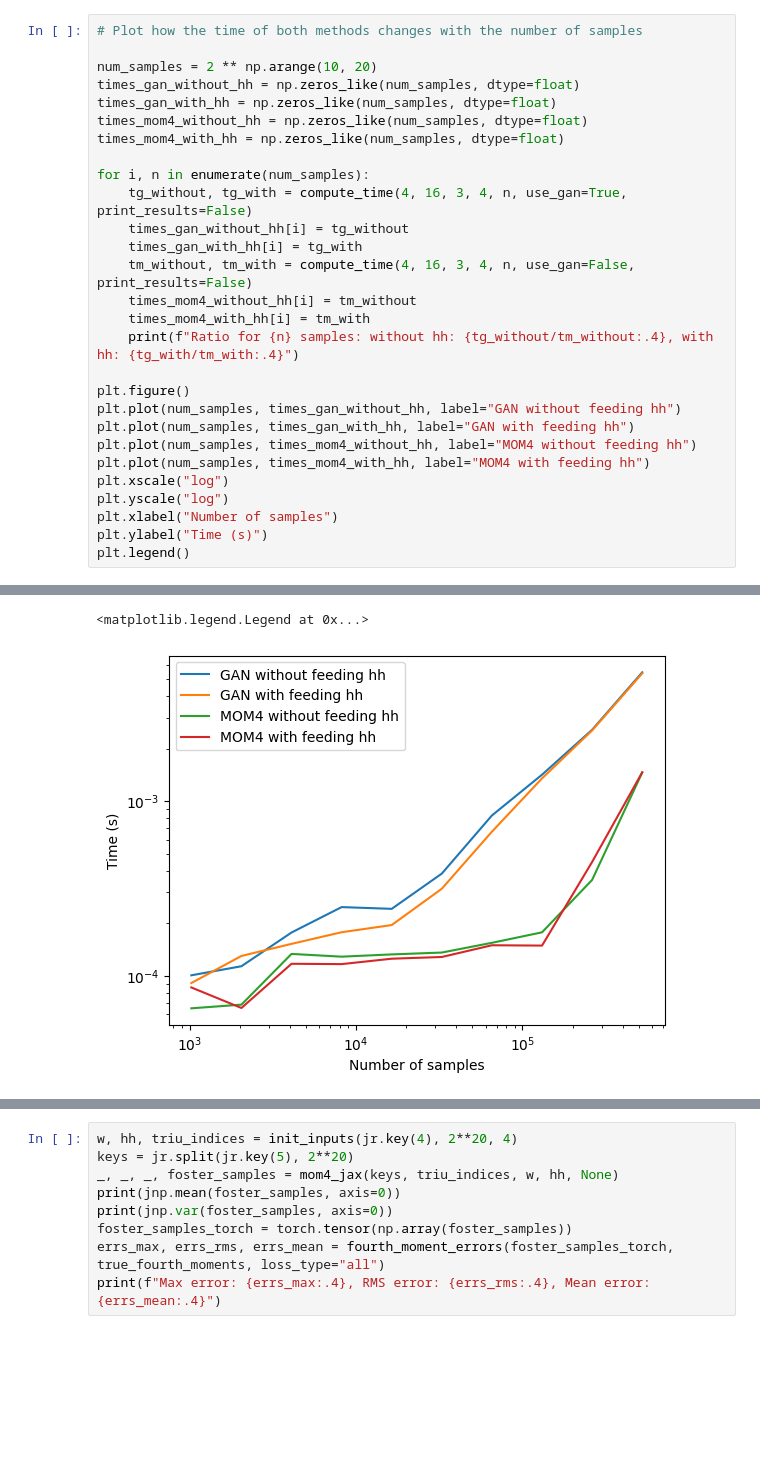
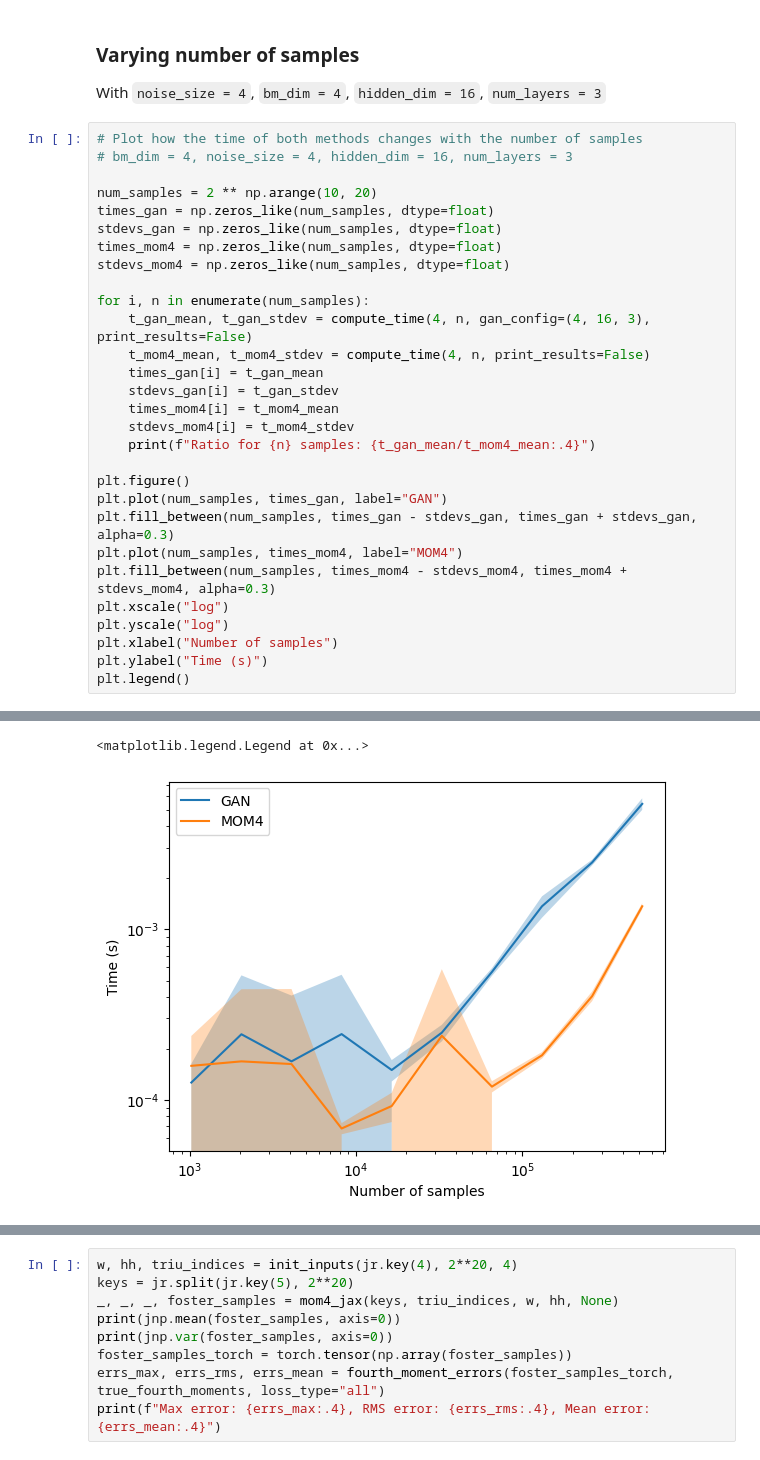
Before and after one commit to andyElking/LevyGAN, a Jupyter notebook: src/jax_model/stuff.ipynb, the cells around one changed output, grey strips where cells are left out. Cells and saved outputs as stored; diff of their text form; blank space fills up the shorter version.

```diff
--- a/src/jax_model/stuff.ipynb
+++ b/src/jax_model/stuff.ipynb
@@ -57,26 +49,30 @@ With feeding hh: 0.003229 ± 0.0001111 seconds
+# %% [markdown]
+### Varying number of samples
+With `noise_size = 4`, `bm_dim = 4`, `hidden_dim = 16`, `num_layers = 3`
 # %%
 # Plot how the time of both methods changes with the number of samples
+# bm_dim = 4, noise_size = 4, hidden_dim = 16, num_layers = 3
 
 num_samples = 2 ** np.arange(10, 20)
-times_gan_without_hh = np.zeros_like(num_samples, dtype=float)
-times_gan_with_hh = np.zeros_like(num_samples, dtype=float)
-times_mom4_without_hh = np.zeros_like(num_samples, dtype=float)
-times_mom4_with_hh = np.zeros_like(num_samples, dtype=float)
+times_gan = np.zeros_like(num_samples, dtype=float)
+stdevs_gan = np.zeros_like(num_samples, dtype=float)
+times_mom4 = np.zeros_like(num_samples, dtype=float)
+stdevs_mom4 = np.zeros_like(num_samples, dtype=float)
 
 for i, n in enumerate(num_samples):
-    tg_without, tg_with = compute_time(4, 16, 3, 4, n, use_gan=True, print_results=False)
-    times_gan_without_hh[i] = tg_without
-    times_gan_with_hh[i] = tg_with
-    tm_without, tm_with = compute_time(4, 16, 3, 4, n, use_gan=False, print_results=False)
-    times_mom4_without_hh[i] = tm_without
-    times_mom4_with_hh[i] = tm_with
-    print(f"Ratio for {n} samples: without hh: {tg_without/tm_without:.4}, with hh: {tg_with/tm_with:.4}")
+    t_gan_mean, t_gan_stdev = compute_time(4, n, gan_config=(4, 16, 3), print_results=False)
+    t_mom4_mean, t_mom4_stdev = compute_time(4, n, print_results=False)
+    times_gan[i] = t_gan_mean
+    stdevs_gan[i] = t_gan_stdev
+    times_mom4[i] = t_mom4_mean
+    stdevs_mom4[i] = t_mom4_stdev
+    print(f"Ratio for {n} samples: {t_gan_mean/t_mom4_mean:.4}")
 
 plt.figure()
-plt.plot(num_samples, times_gan_without_hh, label="GAN without feeding hh")
-plt.plot(num_samples, times_gan_with_hh, label="GAN with feeding hh")
-plt.plot(num_samples, times_mom4_without_hh, label="MOM4 without feeding hh")
-plt.plot(num_samples, times_mom4_with_hh, label="MOM4 with feeding hh")
+plt.plot(num_samples, times_gan, label="GAN")
+plt.fill_between(num_samples, times_gan - stdevs_gan, times_gan + stdevs_gan, alpha=0.3)
+plt.plot(num_samples, times_mom4, label="MOM4")
+plt.fill_between(num_samples, times_mom4 - stdevs_mom4, times_mom4 + stdevs_mom4, alpha=0.3)
 plt.xscale("log")
 plt.yscale("log")
 plt.xlabel("Number of samples")
@@ -96,2 +92,2 @@ Ratio for 524288 samples: without hh: 3.749, with hh: 3.687
 <matplotlib.legend.Legend at 0x...>
-[figure, old version]
+[figure, new version]
```
Also changed, not shown: parts of 11 cells of this notebook.
